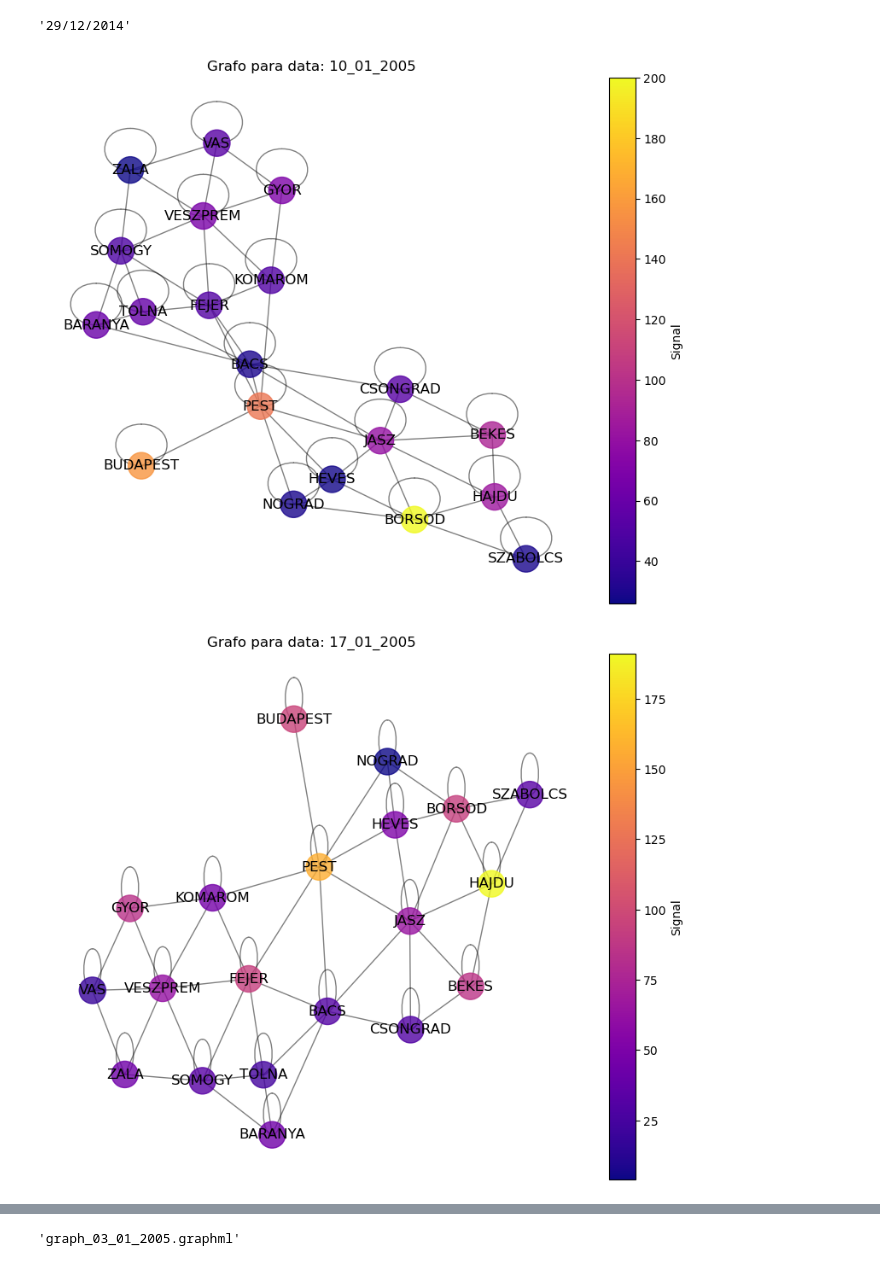
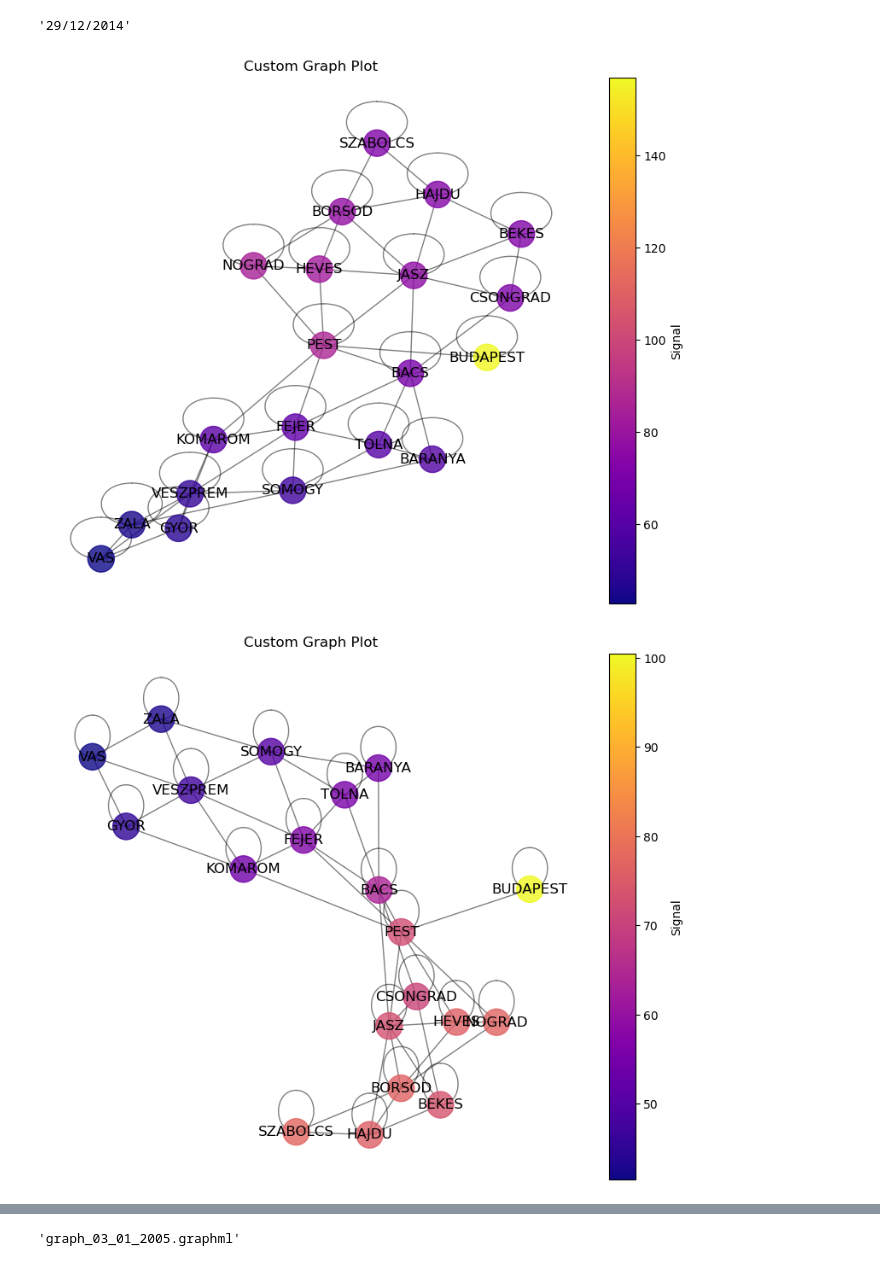
Before and after one commit to andregdmitri/SME0243_TeoriaEspectral, a Jupyter notebook: T1_TeoriaEspectral.ipynb, the cells around one changed output, grey strips where cells are left out. Drawn from its saved outputs; the diff is of its cells as text; code cells hidden in the pictures.

Commit message:
Plotting G Filtered

```diff
--- a/T1_TeoriaEspectral.ipynb
+++ b/T1_TeoriaEspectral.ipynb
@@ -152,17 +152,17 @@ formatted_date
 # %%
 graph_files = get_existing_graph_names()
 graph = gft(get_graph_by_name(f'grafos/{graph_files[0]}'))
 for i in range(3):
     try:
         G = get_graph_by_name(f'grafos/{graph_files[i+1]}')
     except FileNotFoundError as e:
         print(e)
         continue
     signal_filter, G_filtered = graph.low_filter_graph_signal(graph_with_signal=G)
 
     # Plot the filtered graph
-    data = "_".join(graph_files[i+1].split('.')[0].split('_')[1:])
-    plot_graph_by_date(data)
+    # data = "_".join(graph_files[i+1].split('.')[0].split('_')[1:])
+    plot_custom_graph(G_filtered)
 # %% [output]
-[figure, old version]
+[figure, new version]
-[figure, old version]
+[figure, new version]
```
Also changed, not shown: parts of 3 cells of this notebook.
